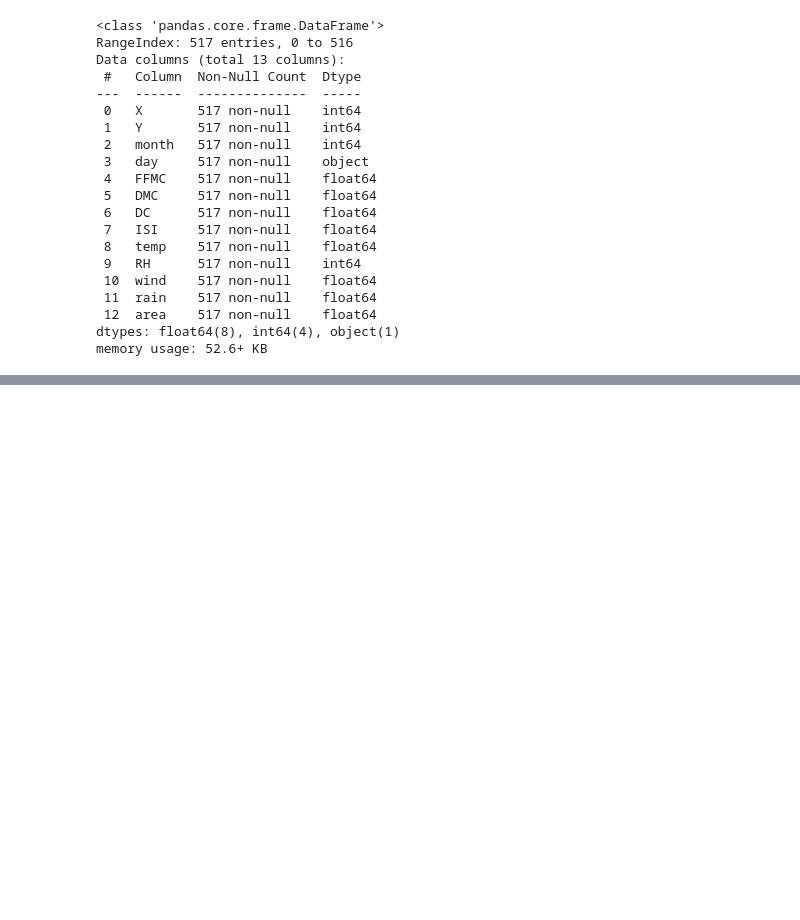
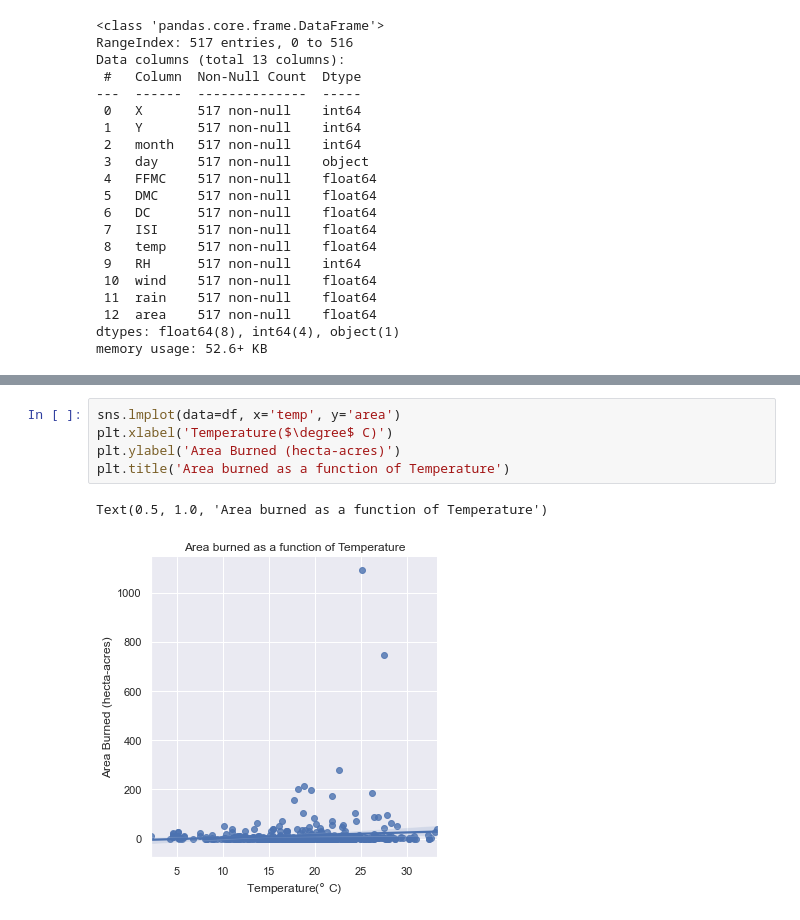
Before and after one commit to ptanner925/wildfire_capstone, a Jupyter notebook: Notebooks/EDA.ipynb, the cells around one changed output, grey strips where cells are left out. Cells and saved outputs as stored; diff of their text form; blank space fills up the shorter version.

```diff
--- a/Notebooks/EDA.ipynb
+++ b/Notebooks/EDA.ipynb
@@ -105,0 +200,8 @@ memory usage: 52.6+ KB
+# %%
+sns.lmplot(data=df, x='temp', y='area')
+plt.xlabel('Temperature($\degree$ C)')
+plt.ylabel('Area Burned (hecta-acres)')
+plt.title('Area burned as a function of Temperature')
+# %% [output]
+Text(0.5, 1.0, 'Area burned as a function of Temperature')
+[figure, added]
```
Also changed, not shown: parts of 21 cells of this notebook.
